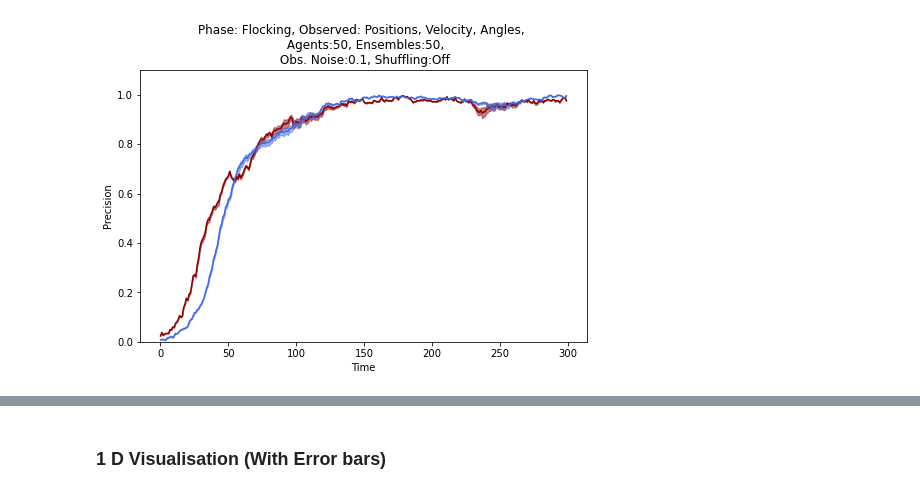
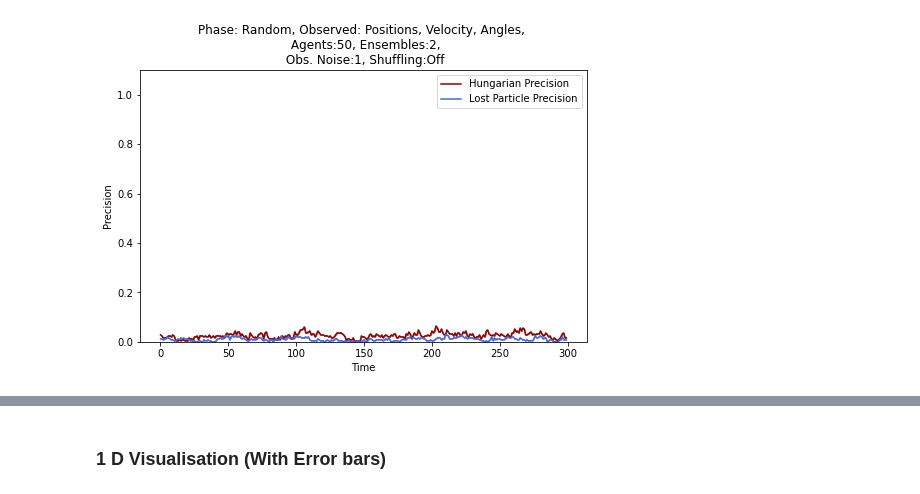
Before and after one commit to simonblaue/vicsek-data-assimilation, a Jupyter notebook: src/Static_Plots.ipynb, the cells around one changed output, grey strips where cells are left out. Drawn from its saved outputs; the diff is of its cells as text; code cells hidden in the pictures.

```diff
--- a/src/Static_Plots.ipynb
+++ b/src/Static_Plots.ipynb
@@ -16,12 +16,14 @@ def createfig(nrows=2,figsize=(8,5),nraxs=2,hspace=0.6):
 # %%
 # Single Case Example for one Experiment
 
-experiment = 'Flocking_1111_50_50_0.1_False'
+experiment = 'Random_1111_50_2_1_False'
 
 fig,axs = createfig(nrows=1,nraxs=1)
 
-plotting.plot_metric(axs[0],experiment,color='darkred')
-plotting.plot_metric(axs[0],experiment,metric='Average LPP')
+plotting.plot_metric(axs[0],experiment,color='darkred',label='Hungarian Precision',legend=True)
+plotting.plot_metric(axs[0],experiment,metric='Average LPP',label='Lost Particle Precision',legend=True)
+
+#plt.savefig(f'../saves/plots/precision_vs_time/{experiment}.pdf',bbox_inches='tight')
 # %% [output]
-[figure, old version]
+[figure, new version]
 # %%
```
Also changed, not shown: parts of 10 cells of this notebook, 3 other files.
